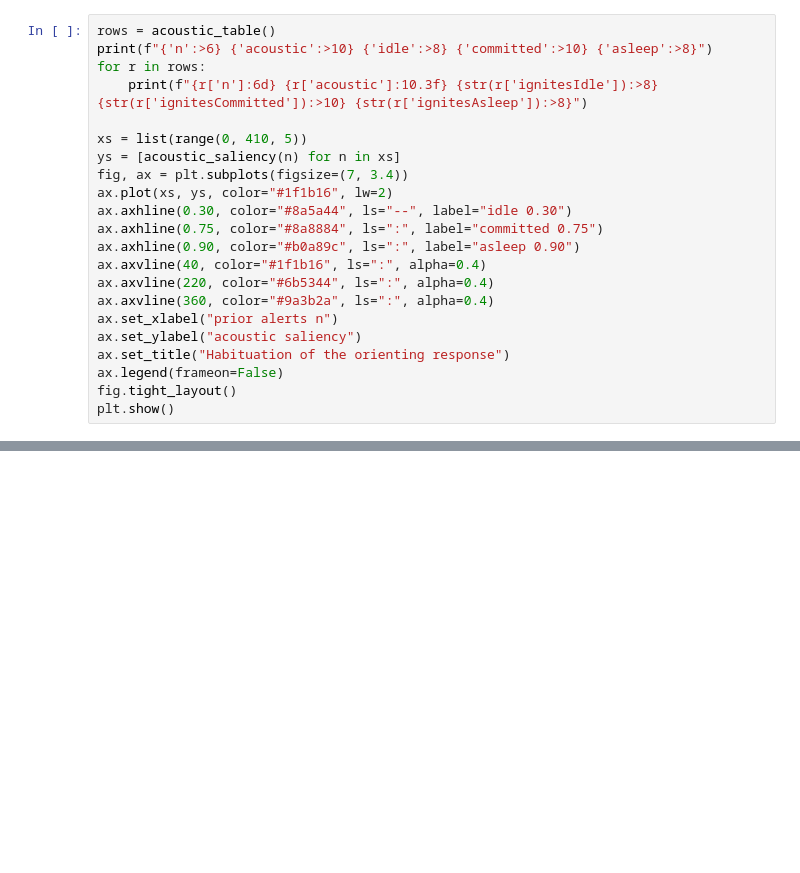
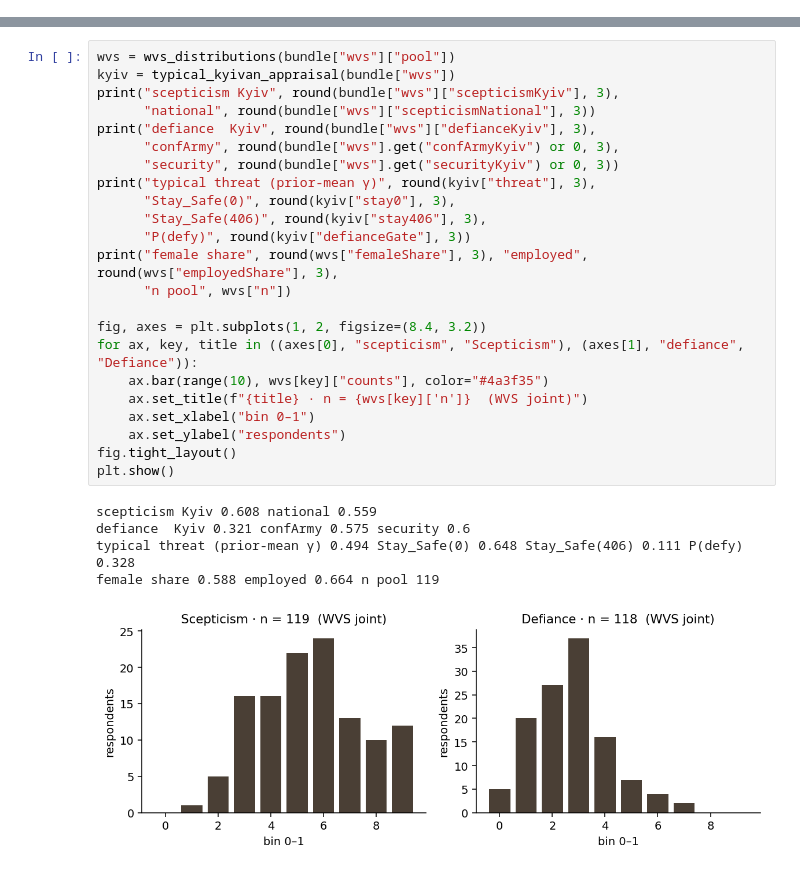
Before and after one commit to testing-crsscl/saliency-kyiv, a Jupyter notebook: notebooks/saliency_review.ipynb, the cells around one changed output, grey strips where cells are left out. Cells and saved outputs as stored; diff of their text form; blank space fills up the shorter version.

```diff
--- a/notebooks/saliency_review.ipynb
+++ b/notebooks/saliency_review.ipynb
@@ -168,22 +0,0 @@ Idle bar 0.30. Committed 0.75. Asleep 0.90. After ~360 alerts the idle populatio
-# %%
-rows = acoustic_table()
-print(f"{'n':>6} {'acoustic':>10} {'idle':>8} {'committed':>10} {'asleep':>8}")
-for r in rows:
-    print(f"{r['n']:6d} {r['acoustic']:10.3f} {str(r['ignitesIdle']):>8} {str(r['ignitesCommitted']):>10} {str(r['ignitesAsleep']):>8}")
-
-xs = list(range(0, 410, 5))
-ys = [acoustic_saliency(n) for n in xs]
-fig, ax = plt.subplots(figsize=(7, 3.4))
-ax.plot(xs, ys, color="#1f1b16", lw=2)
-ax.axhline(0.30, color="#8a5a44", ls="--", label="idle 0.30")
-ax.axhline(0.75, color="#8a8884", ls=":", label="committed 0.75")
-ax.axhline(0.90, color="#b0a89c", ls=":", label="asleep 0.90")
-ax.axvline(40, color="#1f1b16", ls=":", alpha=0.4)
-ax.axvline(220, color="#6b5344", ls=":", alpha=0.4)
-ax.axvline(360, color="#9a3b2a", ls=":", alpha=0.4)
-ax.set_xlabel("prior alerts n")
-ax.set_ylabel("acoustic saliency")
-ax.set_title("Habituation of the orienting response")
-ax.legend(frameon=False)
-fig.tight_layout()
-plt.show()
@@ -339,0 +293,29 @@ plt.show()
+# %%
+wvs = wvs_distributions(bundle["wvs"]["pool"])
+kyiv = typical_kyivan_appraisal(bundle["wvs"])
+print("scepticism Kyiv", round(bundle["wvs"]["scepticismKyiv"], 3),
+      "national", round(bundle["wvs"]["scepticismNational"], 3))
+print("defiance  Kyiv", round(bundle["wvs"]["defianceKyiv"], 3),
+      "confArmy", round(bundle["wvs"].get("confArmyKyiv") or 0, 3),
+      "security", round(bundle["wvs"].get("securityKyiv") or 0, 3))
+print("typical threat (prior-mean γ)", round(kyiv["threat"], 3),
+      "Stay_Safe(0)", round(kyiv["stay0"], 3),
+      "Stay_Safe(406)", round(kyiv["stay406"], 3),
+      "P(defy)", round(kyiv["defianceGate"], 3))
+print("female share", round(wvs["femaleShare"], 3), "employed", round(wvs["employedShare"], 3),
+      "n pool", wvs["n"])
+
+fig, axes = plt.subplots(1, 2, figsize=(8.4, 3.2))
+for ax, key, title in ((axes[0], "scepticism", "Scepticism"), (axes[1], "defiance", "Defiance")):
+    ax.bar(range(10), wvs[key]["counts"], color="#4a3f35")
+    ax.set_title(f"{title} · n = {wvs[key]['n']}  (WVS joint)")
+    ax.set_xlabel("bin 0–1")
+    ax.set_ylabel("respondents")
+fig.tight_layout()
+plt.show()
+# %% [output]
+scepticism Kyiv 0.608 national 0.559
+defiance  Kyiv 0.321 confArmy 0.575 security 0.6
+typical threat (prior-mean γ) 0.494 Stay_Safe(0) 0.648 Stay_Safe(406) 0.111 P(defy) 0.328
+female share 0.588 employed 0.664 n pool 119
+[figure, added]
```
Also changed, not shown: parts of 57 cells of this notebook, 8 other files.
